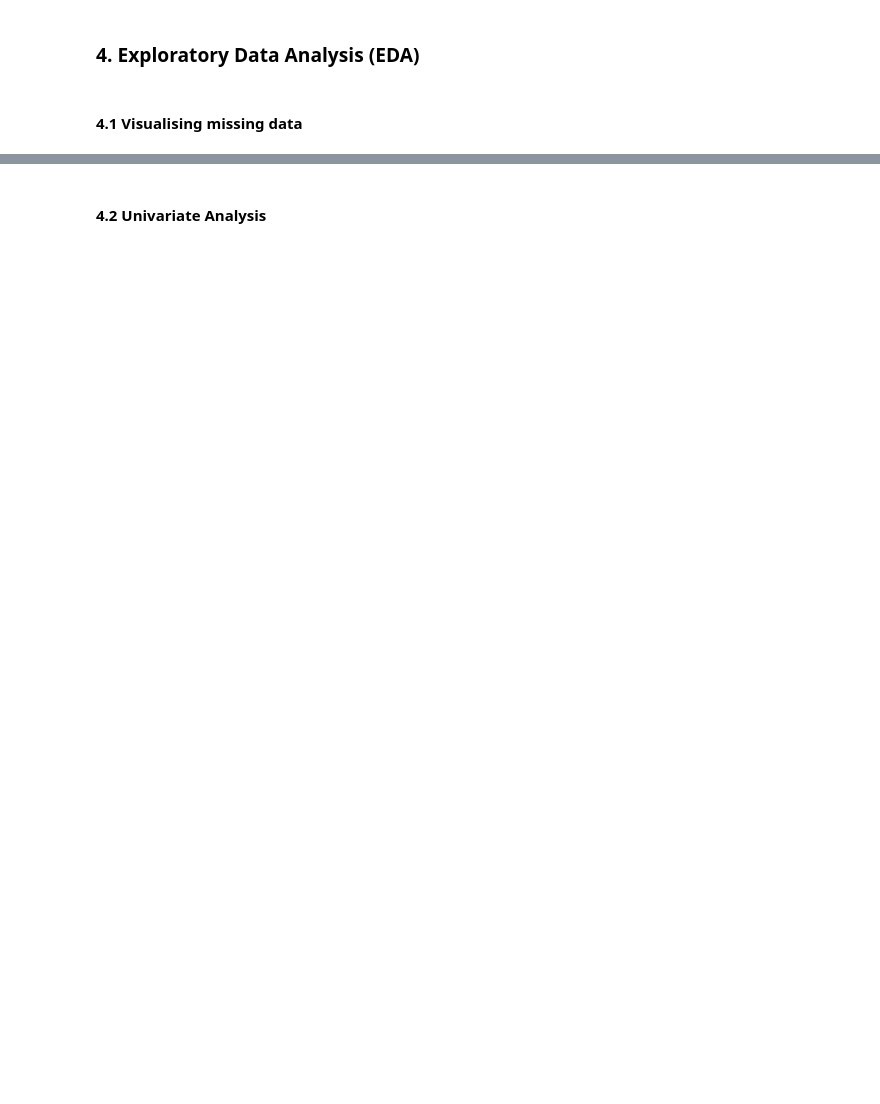
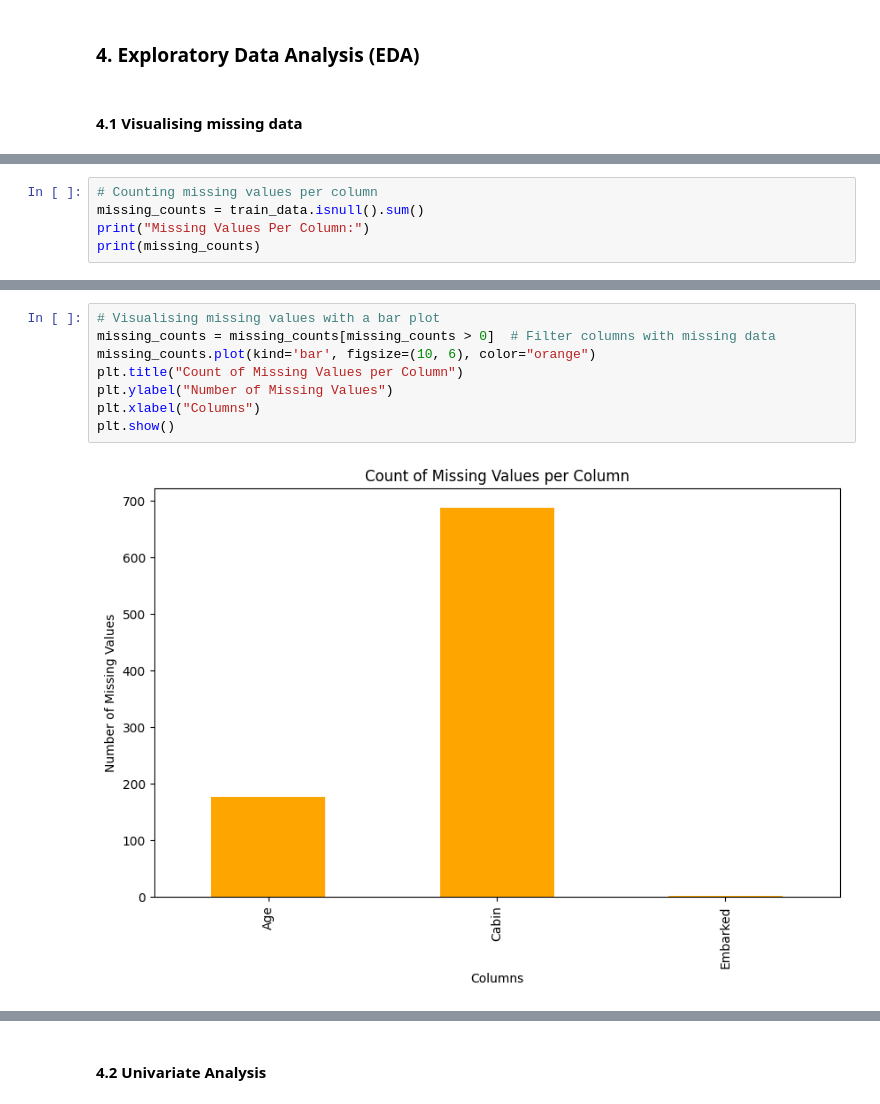
Before and after one commit to RJay02/Artificial-Intelligence, a Jupyter notebook: S2 Machine Learning AI Scientific/Machine Learning Algorithms.ipynb, the cells around one changed output, grey strips where cells are left out. Drawn from its saved outputs; the diff is of its cells as text; blank space fills up the shorter version.

```diff
--- a/S2 Machine Learning AI Scientific/Machine Learning Algorithms.ipynb
+++ b/S2 Machine Learning AI Scientific/Machine Learning Algorithms.ipynb
@@ -167,0 +259,5 @@ train_data.head()
+# %%
+# Counting missing values per column
+missing_counts = train_data.isnull().sum()
+print("Missing Values Per Column:")
+print(missing_counts)
@@ -167,0 +279,10 @@ train_data.head()
+# %%
+# Visualising missing values with a bar plot
+missing_counts = missing_counts[missing_counts > 0]  # Filter columns with missing data
+missing_counts.plot(kind='bar', figsize=(10, 6), color="orange")
+plt.title("Count of Missing Values per Column")
+plt.ylabel("Number of Missing Values")
+plt.xlabel("Columns")
+plt.show()
+# %% [output]
+[figure, added]
```
Also changed, not shown: parts of 15 cells of this notebook.
